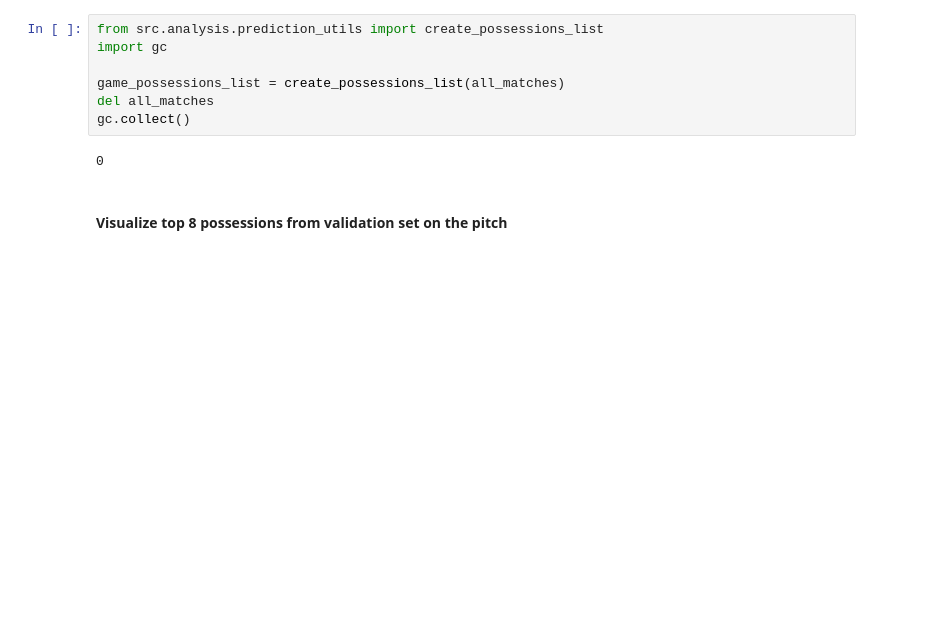
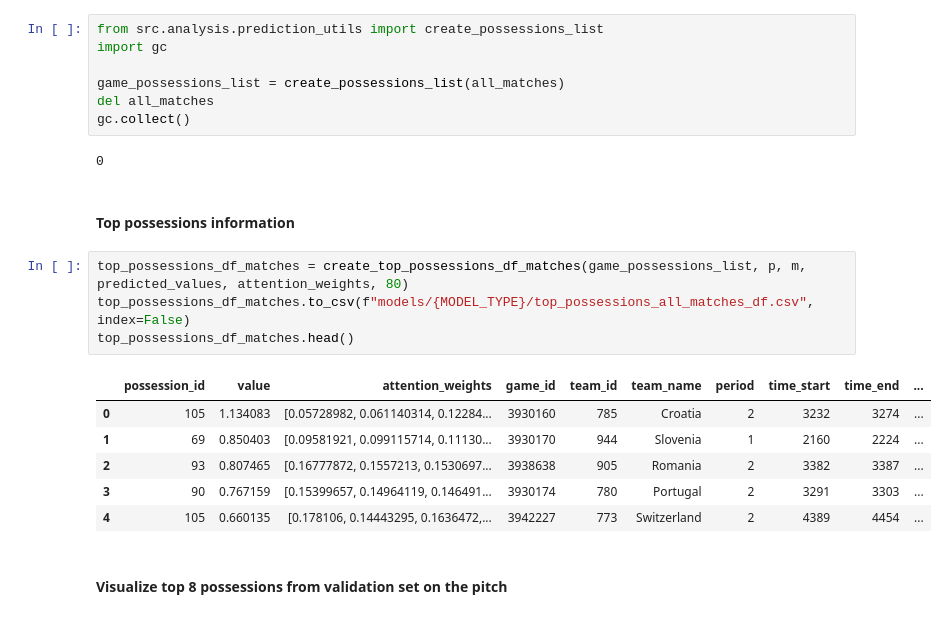
Before and after one commit to tmorcinek/statsbomb-scout, a Jupyter notebook: analysis.ipynb, the cells around one changed output. Saved outputs shown, nothing was run; the diff lists cells and outputs as text; blank space fills up the shorter version.

```diff
--- a/analysis.ipynb
+++ b/analysis.ipynb
@@ -335,6 +348,19 @@ del all_matches
 gc.collect()
 # %% [output]
 0
+# %% [markdown]
+#### Top possessions information
+# %%
+top_possessions_df_matches = create_top_possessions_df_matches(game_possessions_list, p, m, predicted_values, attention_weights, 80)
+top_possessions_df_matches.to_csv(f"models/{MODEL_TYPE}/top_possessions_all_matches_df.csv", index=False)
+top_possessions_df_matches.head()
+# %% [output]
+|  | possession_id | value | attention_weights | game_id | team_id | team_name | period | time_start | time_end | ... |
+| 0 | 105 | 1.134083 | [0.05728982, 0.061140314, 0.12284... | 3930160 | 785 | Croatia | 2 | 3232 | 3274 | ... |
+| 1 | 69 | 0.850403 | [0.09581921, 0.099115714, 0.11130... | 3930170 | 944 | Slovenia | 1 | 2160 | 2224 | ... |
+| 2 | 93 | 0.807465 | [0.16777872, 0.1557213, 0.1530697... | 3938638 | 905 | Romania | 2 | 3382 | 3387 | ... |
+| 3 | 90 | 0.767159 | [0.15399657, 0.14964119, 0.146491... | 3930174 | 780 | Portugal | 2 | 3291 | 3303 | ... |
+| 4 | 105 | 0.660135 | [0.178106, 0.14443295, 0.1636472,... | 3942227 | 773 | Switzerland | 2 | 4389 | 4454 | ... |
 # %% [markdown]
 #### Visualize top 8 possessions from validation set on the pitch
 # %%
```
Also changed, not shown: parts of 8 cells of this notebook, 7 other files.
